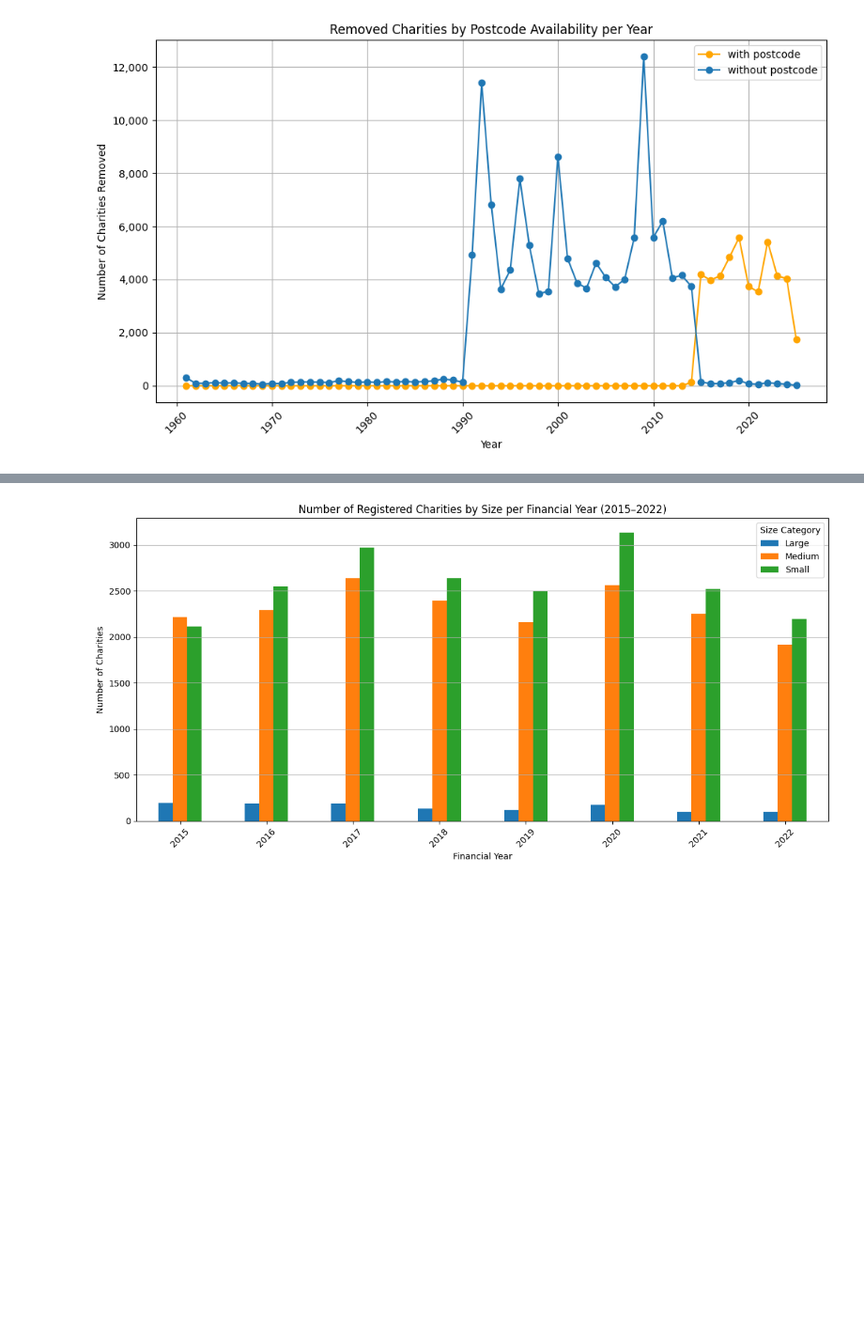
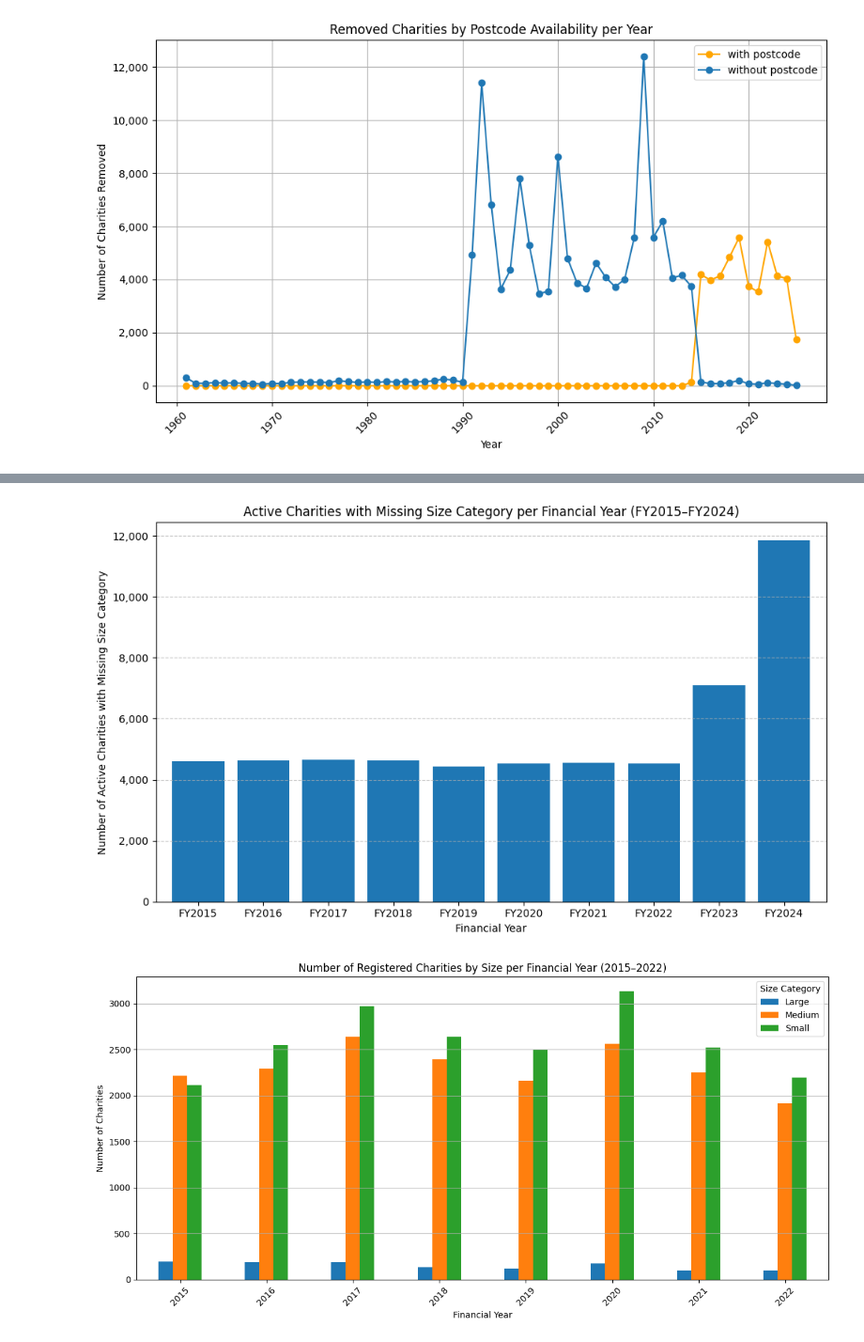
Before and after one commit to crystalyu917/The-Impact-of-Local-Council-Asset-Sales-on-Charity-Survival-in-England, a Jupyter notebook: src/analysis/charity.ipynb, the cells around one changed output, grey strips where cells are left out. Shown at 94% size. Saved outputs shown, nothing was run; the diff lists cells and outputs as text; code cells hidden in the pictures; blank space fills up the shorter version.

```diff
--- a/src/analysis/charity.ipynb
+++ b/src/analysis/charity.ipynb
@@ -320,2 +390,44 @@ plt.show()
+# %%
+'''
+Plot active charities with missing size category per financial year
+This will show the number of active charities with missing size category by financial year.
+'''
+
+# Ensure FY columns are numeric
+dataset['registration_fy'] = pd.to_numeric(dataset['registration_fy'], errors='coerce').astype('Int64')
+dataset['removal_fy']     = pd.to_numeric(dataset['removal_fy'], errors='coerce').astype('Int64')
+
+records = []
+for y in range(2015, 2025):  # FY2015–FY2024
+    active = dataset[
+        (dataset['registration_fy'].notna()) &
+        (dataset['registration_fy'] <= y) &
+        (dataset['removal_fy'].isna() | (dataset['removal_fy'] > y))
+    ]
+    missing_size_count = active['size_category'].isna().sum()
+    records.append({'FY': f'FY{y}', 'missing size_category': missing_size_count})
+
+missing_size_by_fy = pd.DataFrame(records).set_index('FY')
+
+# Plot
+import matplotlib.pyplot as plt
+import matplotlib.ticker as mticker
+
+plt.figure(figsize=(10, 6))
+missing_size_by_fy['missing size_category'].plot(
+    kind='bar',
+    color='#1f77b4',
+    width=0.8
+)
+plt.title('Active Charities with Missing Size Category per Financial Year (FY2015–FY2024)')
+plt.xlabel('Financial Year')
+plt.ylabel('Number of Active Charities with Missing Size Category')
+plt.grid(axis='y', linestyle='--', alpha=0.7)
+plt.xticks(rotation=0)
+plt.gca().yaxis.set_major_formatter(mticker.FuncFormatter(lambda x, _: f'{int(x):,}'))
+plt.tight_layout()
+plt.show()
+# %% [output]
+[figure, added]
 # %%
 '''
```
Also changed, not shown: parts of 27 cells of this notebook.
